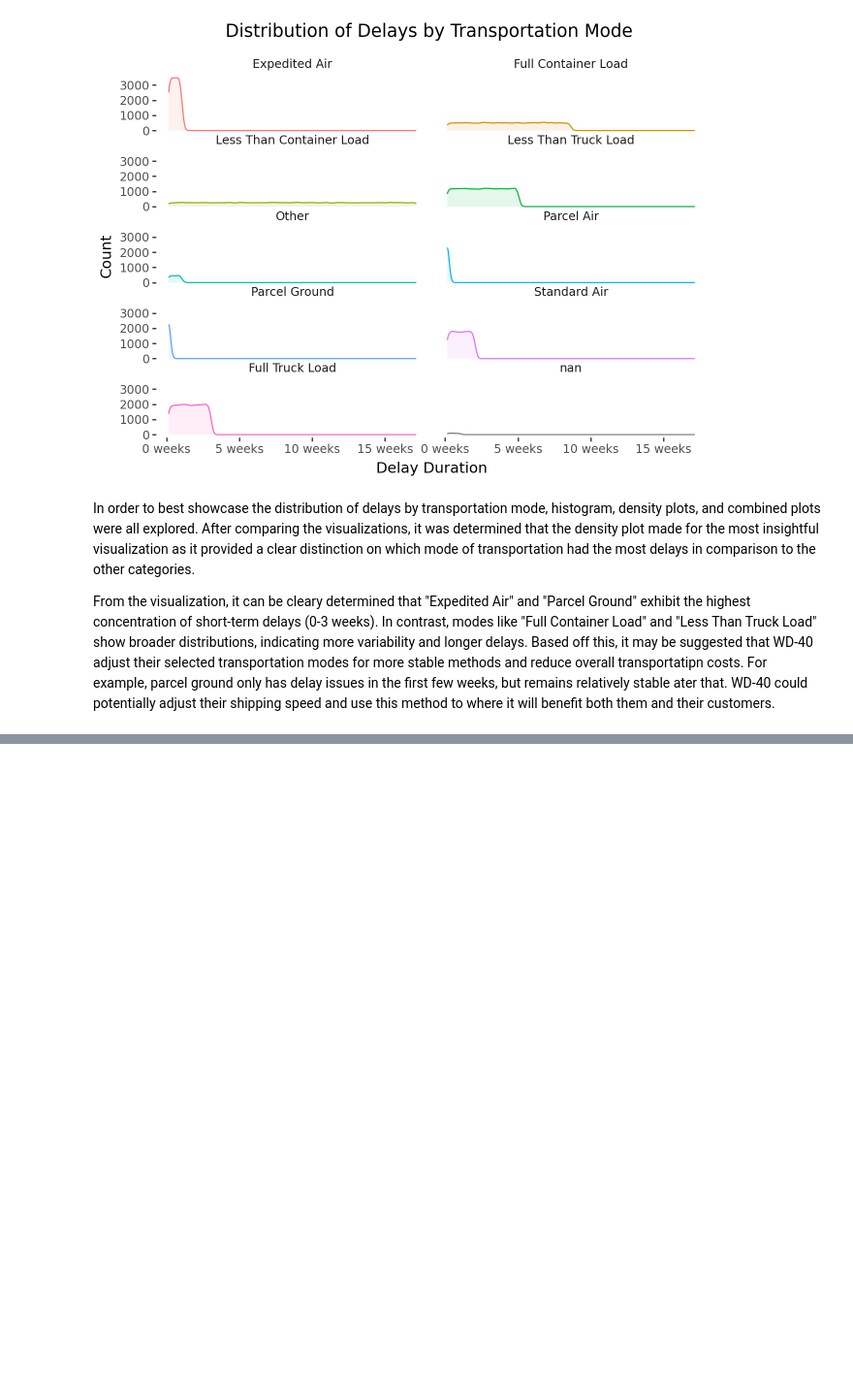
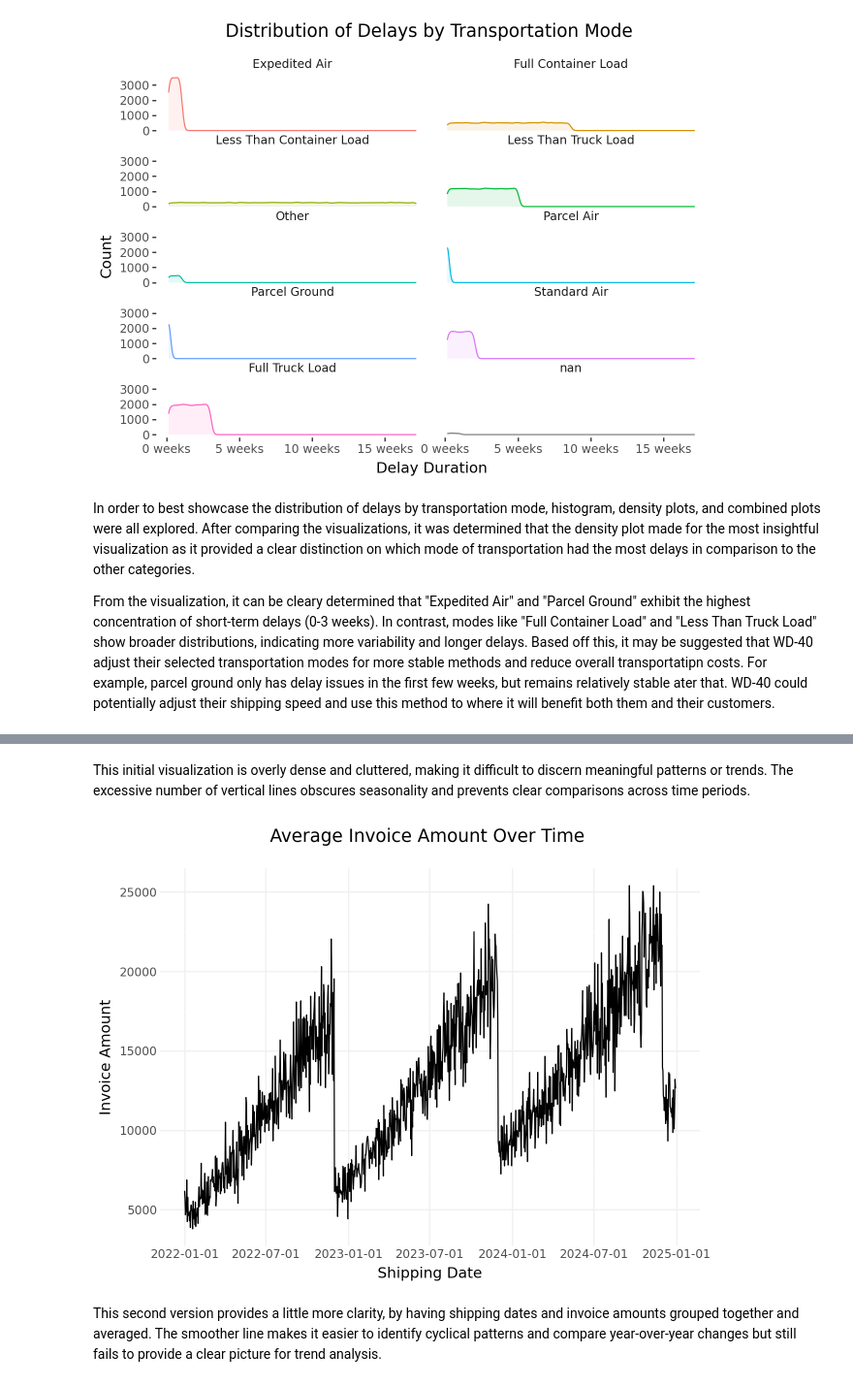
Before and after one commit to c-conone/om621_assignments, a Jupyter notebook: notebook/assignments.ipynb, the cells around one changed output, grey strips where cells are left out. Shown at 97% size. Saved outputs shown, nothing was run; the diff lists cells and outputs as text; code cells hidden in the pictures; blank space fills up the shorter version.

```diff
--- a/notebook/assignments.ipynb
+++ b/notebook/assignments.ipynb
@@ -352,0 +454,19 @@ From the visualization, it can be cleary determined that "Expedited Air" and "Pa
+# %% [markdown]
+This initial visualization is overly dense and cluttered, making it difficult to discern meaningful patterns or trends. The excessive number of vertical lines obscures seasonality and prevents clear comparisons across time periods.
+# %%
+transportation_sorted = (
+    transportation
+    .groupby('shipping_date', as_index=False)['usda_invoice_amount']
+    .mean()
+    .sort_values('shipping_date')
+)
+
+p = ggplot(data=transportation_sorted, mapping=aes(x='shipping_date', y='usda_invoice_amount'))
+p + geom_line() + labs(x='Shipping Date',
+                        y='Invoice Amount',
+                        title='Average Invoice Amount Over Time \n') + \
+                            custom_theme
+# %% [output]
+[figure, added]
+# %% [markdown]
+This second version provides a little more clarity, by having shipping dates and invoice amounts grouped together and averaged. The smoother line makes it easier to identify cyclical patterns and compare year-over-year changes but still fails to provide a clear picture for trend analysis.
```
Also changed, not shown: parts of 28 cells of this notebook, 2 other files.
